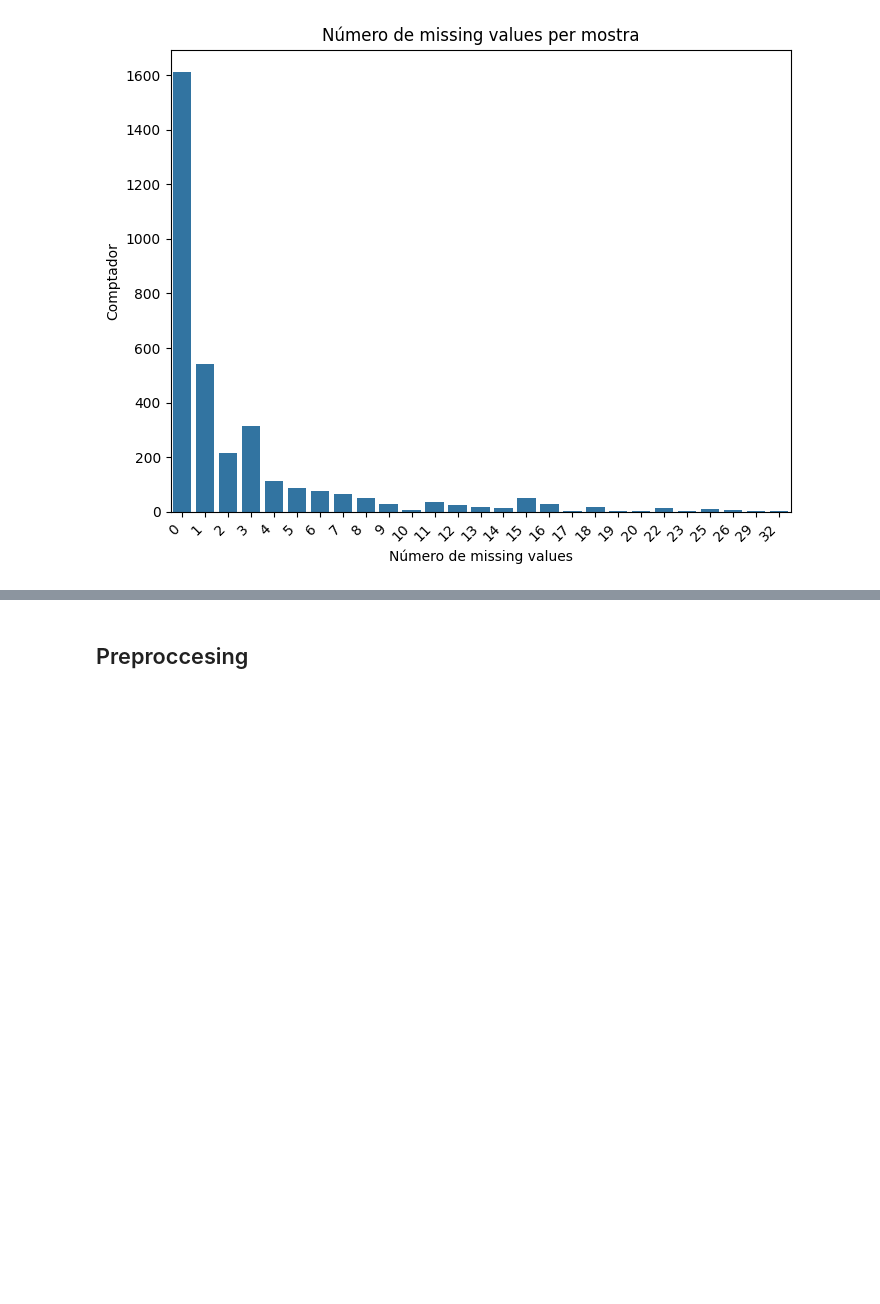
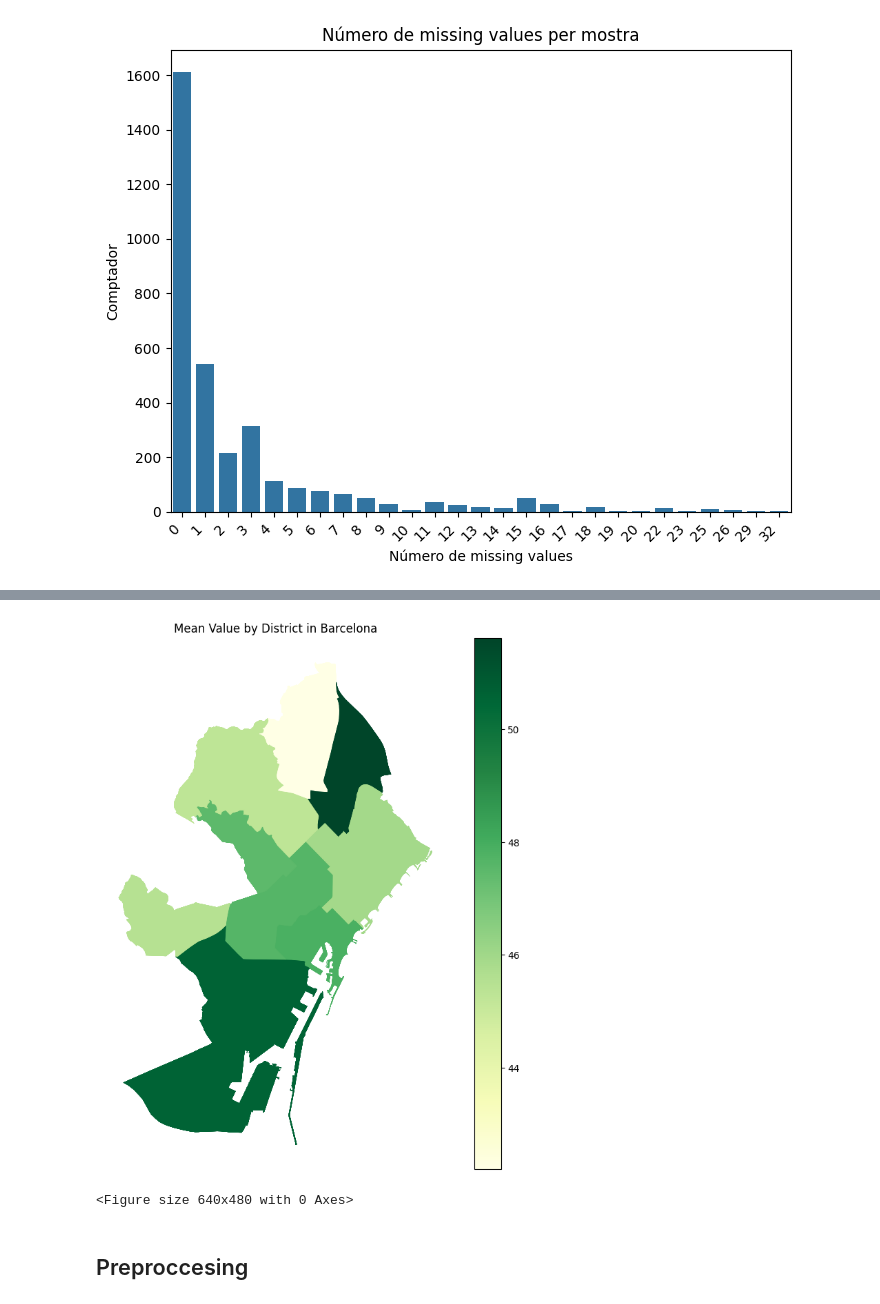
Before and after one commit to adraco007/Pollution_Health_BCN, a Jupyter notebook: EDA_preprocess.ipynb, the cells around one changed output, grey strips where cells are left out. Saved outputs shown, nothing was run; the diff lists cells and outputs as text; code cells hidden in the pictures; blank space fills up the shorter version.

```diff
--- a/EDA_preprocess.ipynb
+++ b/EDA_preprocess.ipynb
@@ -297,3 +328,22 @@ plt.show()
+# %%
+
+# Step 5: Calculate the mean
+mean_value_by_district = df.groupby('district')['performance'].mean()
+# %%
+
+# Step 6: Plot the map
+barcelona_data_merged = districts.merge(mean_value_by_district, how='left', on='district')
+# %%
+
+# Plot the map
+fig, ax = plt.subplots(1, 1, figsize=(10, 10))
+barcelona_data_merged.plot(column='performance', cmap='YlGn',ax=ax, legend=True)
+plt.title('Mean Value by District in Barcelona')
+ax.set_axis_off()
+plt.show()
+# %% [output]
+[figure, added]
+<Figure size 640x480 with 0 Axes>
 # %% [markdown]
 ## Preproccesing
 # %% [markdown]
```
Also changed, not shown: parts of 7 cells of this notebook, 1 other file.
